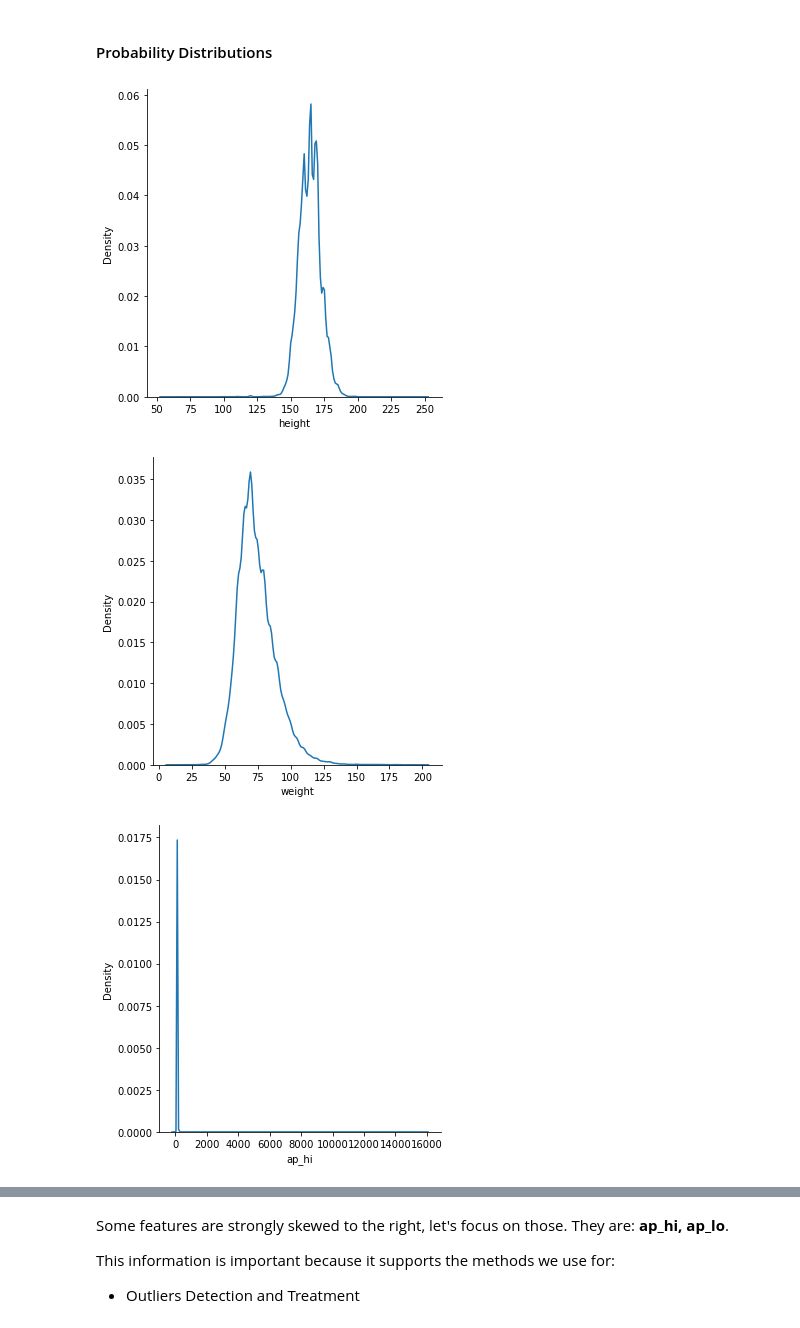
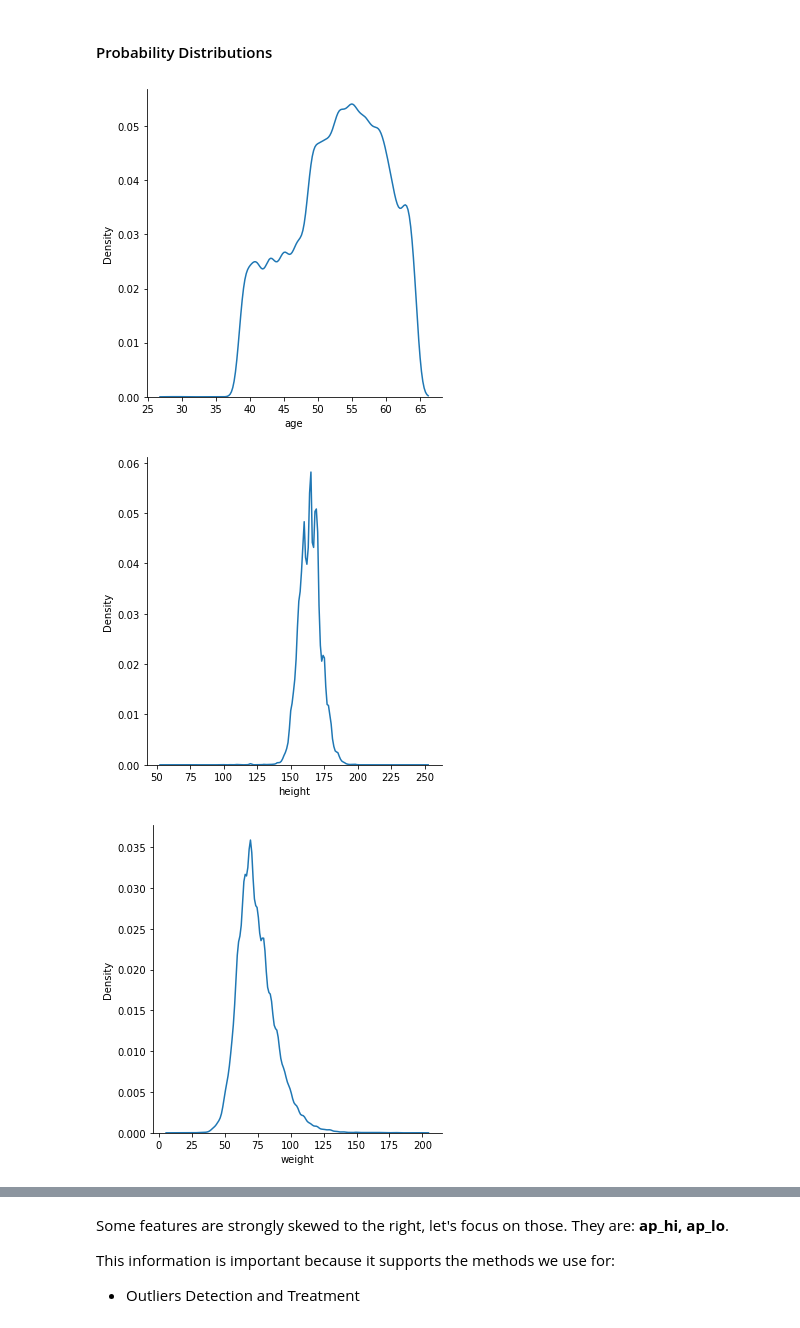
Before and after one commit to caiocvelasco/health-data-analysis, a Jupyter notebook: cardio-data-analysis-project.ipynb, the cells around one changed output, grey strips where cells are left out. Cells and saved outputs as stored; diff of their text form; code cells hidden in the pictures.

```diff
--- a/cardio-data-analysis-project.ipynb
+++ b/cardio-data-analysis-project.ipynb
@@ -136,8 +124,11 @@ Let's take a closer look at the variables and their documentation.
 | Cholesterol              | Categorical Variable   | Ordinal Variable         | cholesterol | int (1: normal, 2: above normal, 3: well above normal)
 | Smoking                  | Categorical Variable   | Nominal Variable         | smoke       | int (binary)
 # %%
-# Store the relevant categorical variables for analysis on a list
+# Store the relevant Categorical Variables for analysis on a list
 cat_cols = ['gender', 'cholesterol', 'smoke']
+
+# Store the relevant Numeric Variables for analysis on a list
+num_cols = ['age', 'height', 'weight', 'ap_hi', 'ap_lo']
 # %% [markdown]
 ## Exploratory Data Analysis (EDA)
 # %% [markdown]
@@ -351,13 +344,15 @@ The variable age is in days, so we need to convert it to years and round it down
 # %%
 # Converting Age from days to years .apply(np.floor)
 data['age_years_float'] = (data['age'] / 365)
-data['age_years'] = (data['age'] / 365).apply(np.floor).astype(int)
+data['age']       = (data['age'] / 365).apply(np.floor).astype(int)
 
 # Quick overview of age conversion
-print(data[['age', 'age_years_float', 'age_years']].sample(5))
+print("Check old and new features:")
+print(data[['age', 'age_years_float']].sample(5))
 
-# Drop unecessary feature
-data = data.drop(columns='age_years_float')
+# Drop unecessary features
+print("\nCheck new dataset with new values for the Age feature:")
+data = data.drop(columns = 'age_years_float')
 
 # Quickly check new data
 data.head()
@@ -378,8 +376,8 @@ data.head()
 ### Numeric and Categorical Variables
 # %%
 # Save numeric dataset into a new dataset for later use
-cont_data = save_cont_data(data) #calls save_cont_data function
+num_data = save_num_data(data, num_cols) # calls save_num_data function and stores output
 
 # Quick Overview
-cont_data.sample(5)
+num_data.sample(5)
 # %% [output]
@@ -420,9 +419,9 @@ cont_data.describe().T
 # %% [markdown]
 #### Probability Distributions
 # %%
-#### Probability Distributions (PDFs)
-pdf_plot_cont(cont_data) # calls pdf plot function
+#### Probability Distributions (PDFs) - Numerical Variables
+pdf_plot_cont(num_data) # calls pdf plot function
 # %% [output]
-[figure, old version]
+[figure, new version]
-[figure, old version]
+[figure, new version]
-[figure, old version]
+[figure, new version]
```
Also changed, not shown: parts of 27 cells of this notebook.
